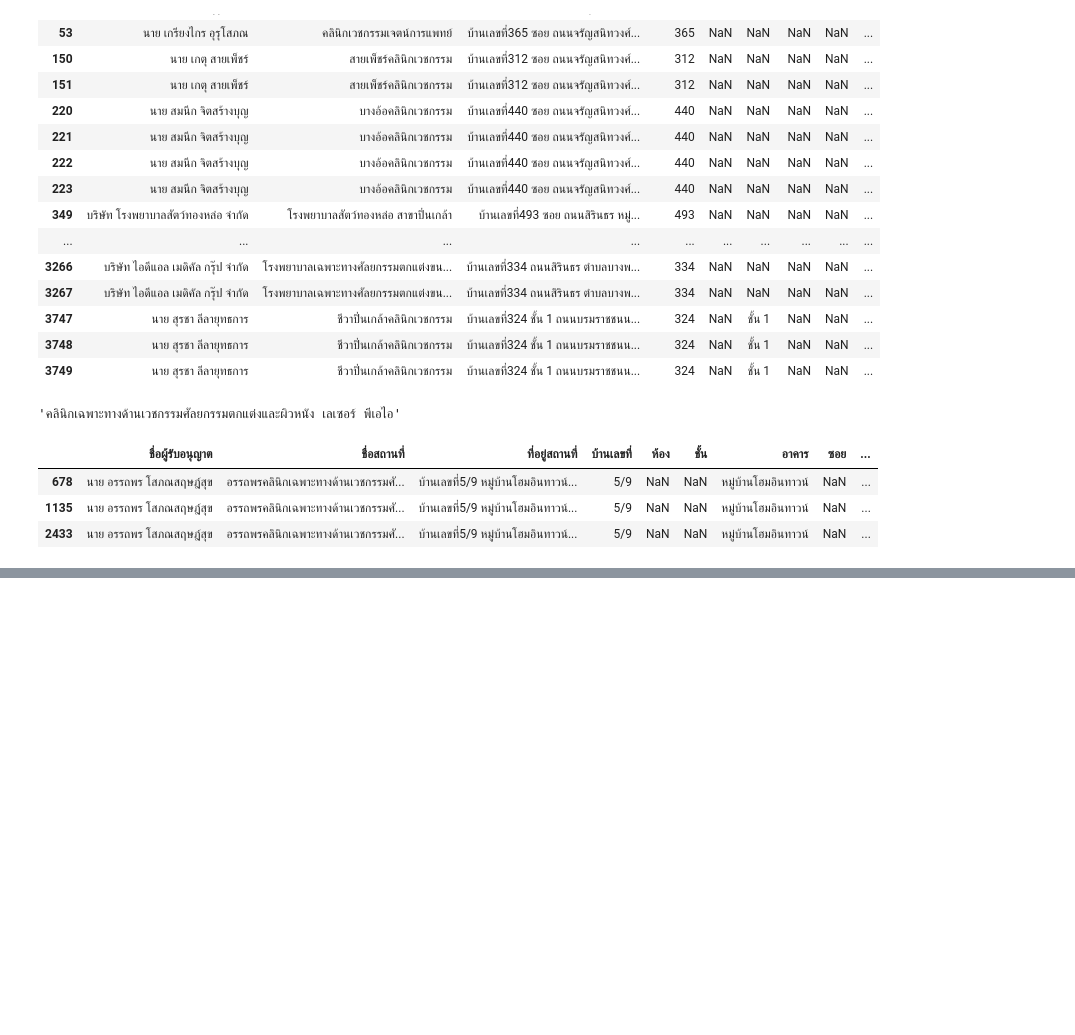
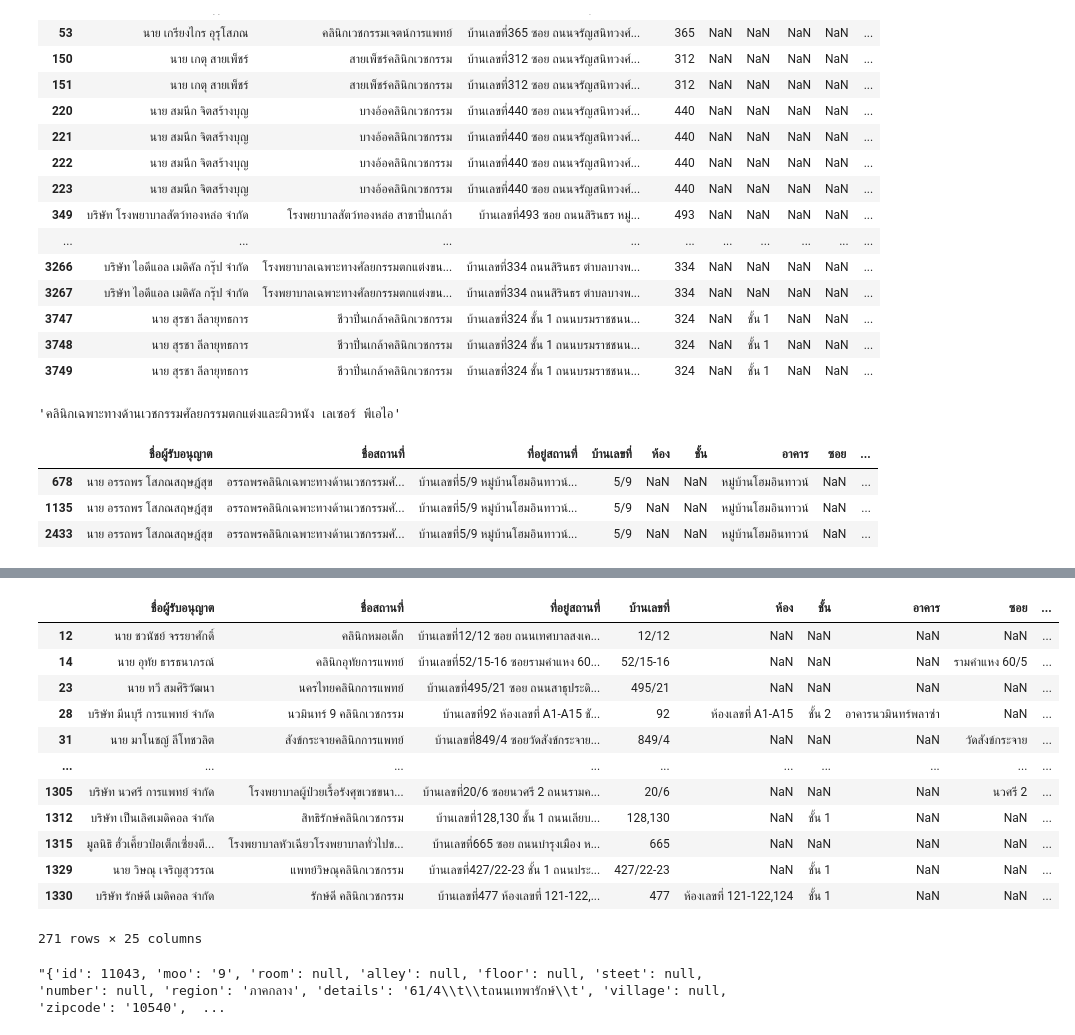
Before and after one commit to konrawit13/nct_distr, a Jupyter notebook: dist_report_v10.ipynb, the cells around one changed output, grey strips where cells are left out. Drawn from its saved outputs; the diff is of its cells as text; code cells hidden in the pictures; blank space fills up the shorter version.

```diff
--- a/dist_report_v10.ipynb
+++ b/dist_report_v10.ipynb
@@ -893,0 +1146,15 @@ ws_df.loc[ws_df['ชื่อสถานที่'].str.contains('อรรถ
+# %%
+wsbkk_df = ws_df.loc[ws_df['จังหวัด'] == 'กรุงเทพมหานคร']
+# %%
+hcode_df = hcode_csv[['name', 'hcode9']]
+# %%
+wsbkk_df = wsbkk_df.drop_duplicates(subset=['ชื่อสถานที่'])
+# %%
+merge = wsbkk_df.merge(
+    hcode_df,
+    how = 'left',
+    left_on = ['ชื่อสถานที่'],
+    right_on = ['name'],
+    validate = '1:m',
+    indicator = True
+)
@@ -893,0 +1201,16 @@ ws_df.loc[ws_df['ชื่อสถานที่'].str.contains('อรรถ
+# %%
+merge.loc[merge['_merge'] == 'both'].drop_duplicates(subset=['ชื่อสถานที่'])
+# %% [output]
+|  | ชื่อผู้รับอนุญาต | ชื่อสถานที่ | ที่อยู่สถานที่ | บ้านเลขที่ | ห้อง | ชั้น | อาคาร | ซอย | ... |
+| 12 | นาย ชวนัชย์ จรรยาศักดิ์ | คลินิกหมอเด็ก | บ้านเลขที่12/12 ซอย ถนนเทศบาลสงเค... | 12/12 | NaN | NaN | NaN | NaN | ... |
+| 14 | นาย อุทัย ธารธนาภรณ์ | คลินิกอุทัยการแพทย์ | บ้านเลขที่52/15-16 ซอยรามคำแหง 60... | 52/15-16 | NaN | NaN | NaN | รามคำแหง 60/5 | ... |
+| 23 | นาย ทวี สมศิริวัฒนา | นครไทยคลินิกการแพทย์ | บ้านเลขที่495/21 ซอย ถนนสาธุประดิ... | 495/21 | NaN | NaN | NaN | NaN | ... |
+| 28 | บริษัท มีนบุรี การแพทย์ จำกัด | นวมินทร์ 9 คลินิกเวชกรรม | บ้านเลขที่92 ห้องเลขที่ A1-A15 ชั... | 92 | ห้องเลขที่ A1-A15 | ชั้น 2 | อาคารนวมินทร์พลาซ่า | NaN | ... |
+| 31 | นาย มาโนชญ์ ลีโทชวลิต | สังข์กระจายคลินิกการแพทย์ | บ้านเลขที่849/4 ซอยวัดสังข์กระจาย... | 849/4 | NaN | NaN | NaN | วัดสังข์กระจาย | ... |
+| ... | ... | ... | ... | ... | ... | ... | ... | ... | ... |
+| 1305 | บริษัท นวศรี การแพทย์ จำกัด | โรงพยาบาลผู้ป่วยเรื้อรังศุขเวชขนา... | บ้านเลขที่20/6 ซอยนวศรี 2 ถนนรามค... | 20/6 | NaN | NaN | NaN | นวศรี 2 | ... |
+| 1312 | บริษัท เป็นเลิศเมดิคอล จำกัด | สิทธิรักษ์คลินิกเวชกรรม | บ้านเลขที่128,130 ชั้น 1 ถนนเลียบ... | 128,130 | NaN | ชั้น 1 | NaN | NaN | ... |
+| 1315 | มูลนิธิ ฮั่วเคี้ยวป่อเต็กเซี่ยงตึ... | โรงพยาบาลหัวเฉียวโรงพยาบาลทั่วไปข... | บ้านเลขที่665 ซอย ถนนบำรุงเมือง ห... | 665 | NaN | NaN | NaN | NaN | ... |
+| 1329 | นาย วิษณุ เจริญสุวรรณ | แพทย์วิษณุคลินิกเวชกรรม | บ้านเลขที่427/22-23 ชั้น 1 ถนนประ... | 427/22-23 | NaN | ชั้น 1 | NaN | NaN | ... |
+| 1330 | บริษัท รักษ์ดี เมดิคอล จำกัด | รักษ์ดี คลินิกเวชกรรม | บ้านเลขที่477 ห้องเลขที่ 121-122,... | 477 | ห้องเลขที่ 121-122,124 | ชั้น 1 | NaN | NaN | ... |
+271 rows × 25 columns
@@ -893,0 +1230,4 @@ ws_df.loc[ws_df['ชื่อสถานที่'].str.contains('อรรถ
+# %%
+merge2['address'].iloc[0]
+# %% [output]
+"{'id': 11043, 'moo': '9', 'room': null, 'alley': null, 'floor': null, 'steet': null, 'number': null, 'region': 'ภาคกลาง', 'details': '61/4\\t\\tถนนเทพารักษ์\\t', 'village': null, 'zipcode': '10540',  ...
```
Also changed, not shown: parts of 60 cells of this notebook, 3 other files.
